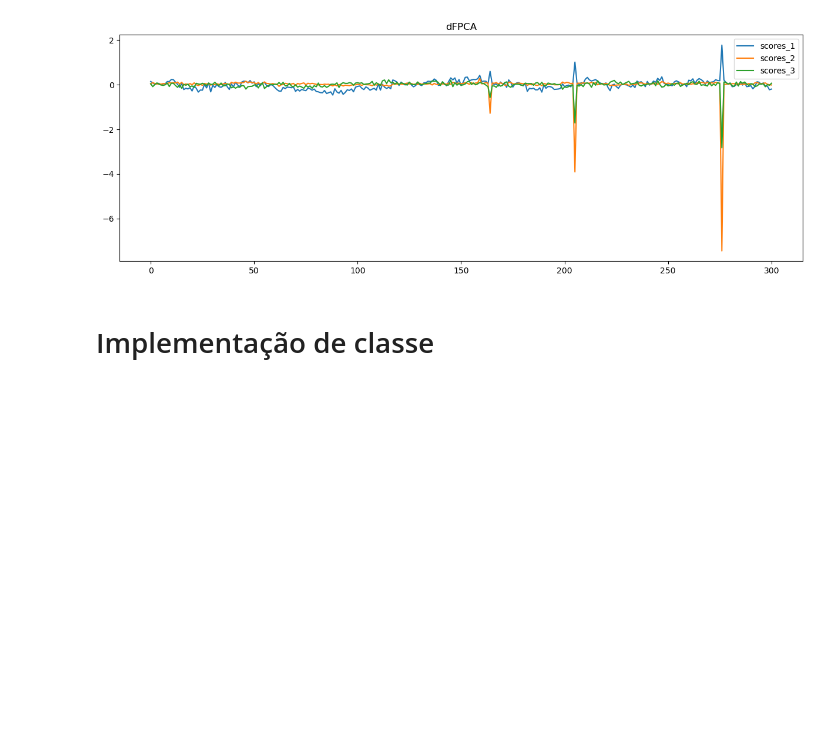
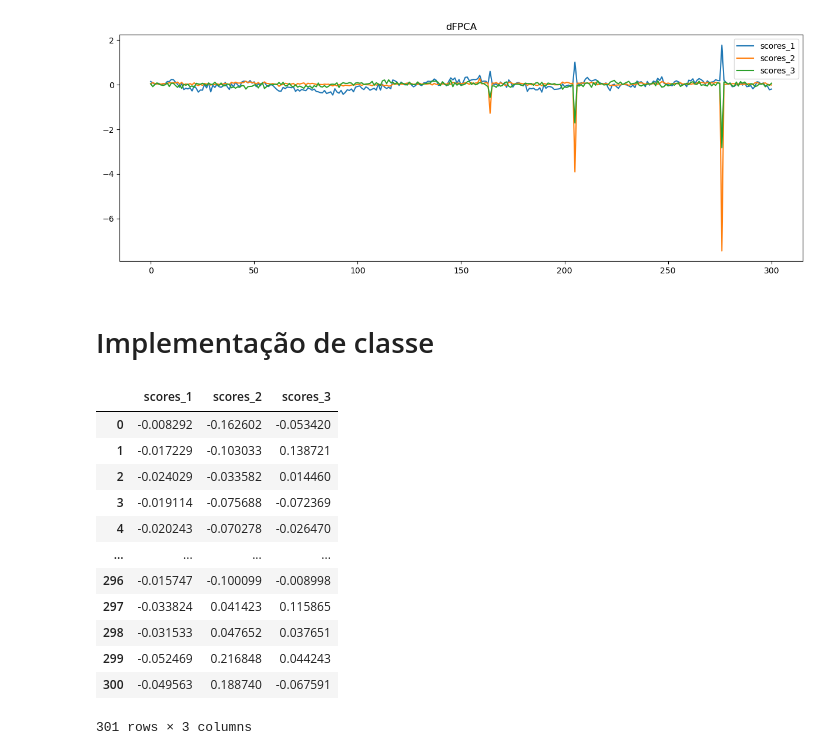
Before and after one commit to matheus-vizzotto/densities4risk, a Jupyter notebook: notebooks/development/alternative_fpc_forecast.ipynb, the cells around one changed output. Drawn from its saved outputs; the diff is of its cells as text; code cells hidden in the pictures; blank space fills up the shorter version.

```diff
--- a/notebooks/development/alternative_fpc_forecast.ipynb
+++ b/notebooks/development/alternative_fpc_forecast.ipynb
@@ -444,3 +444,19 @@ model_sfpc.fit(**kdfpc_params)
 
 # 3. Fit Multivariate Score Forecaster
 scores = model_sfpc.etahat
+# %%
+scores
+# %% [output]
+|  | scores_1 | scores_2 | scores_3 |
+| 0 | -0.008292 | -0.162602 | -0.053420 |
+| 1 | -0.017229 | -0.103033 | 0.138721 |
+| 2 | -0.024029 | -0.033582 | 0.014460 |
+| 3 | -0.019114 | -0.075688 | -0.072369 |
+| 4 | -0.020243 | -0.070278 | -0.026470 |
+| ... | ... | ... | ... |
+| 296 | -0.015747 | -0.100099 | -0.008998 |
+| 297 | -0.033824 | 0.041423 | 0.115865 |
+| 298 | -0.031533 | 0.047652 | 0.037651 |
+| 299 | -0.052469 | 0.216848 | 0.044243 |
+| 300 | -0.049563 | 0.188740 | -0.067591 |
+301 rows × 3 columns
```
Also changed, not shown: parts of 1 cell of this notebook, 3 other files.
